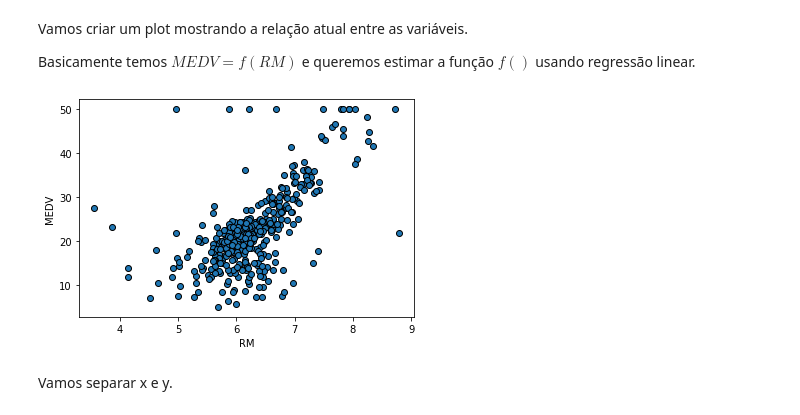
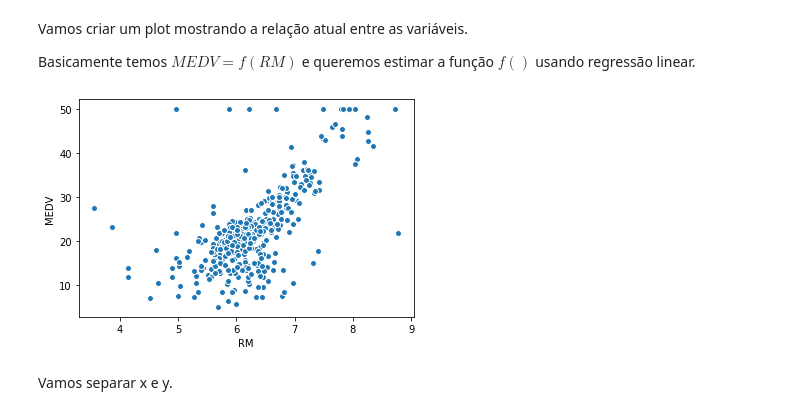
Before and after one commit to fabricio2384/Curso_Data_Science_Academy, a Jupyter notebook: Miniprojeto3/DSA-Python-Cap10-Mini-Projeto3.ipynb, the cells around one changed output. Cells and saved outputs as stored; diff of their text form; code cells hidden in the pictures.

```diff
--- a/Miniprojeto3/DSA-Python-Cap10-Mini-Projeto3.ipynb
+++ b/Miniprojeto3/DSA-Python-Cap10-Mini-Projeto3.ipynb
@@ -118,14 +132,14 @@ Basicamente temos $MEDV=f(RM)$ e queremos estimar a função $f()$ usando regres
 # %%
 # Representação visual dos dados de treino
 fig, ax = plt.subplots()
 x = dados_treino['RM']
 y = dados_treino['MEDV']
-ax.scatter(x, y, edgecolors = (0, 0, 0))
+ax.scatter(x, y, edgecolors = (1, 1, 1))
 ax.set_xlabel('RM')
 ax.set_ylabel('MEDV')
 plt.show()
 # %% [output]
-[figure, old version]
+[figure, new version]
 # %% [markdown]
 Vamos separar x e y.
 # %%
```
Also changed, not shown: parts of 11 cells of this notebook, 2 other files.
